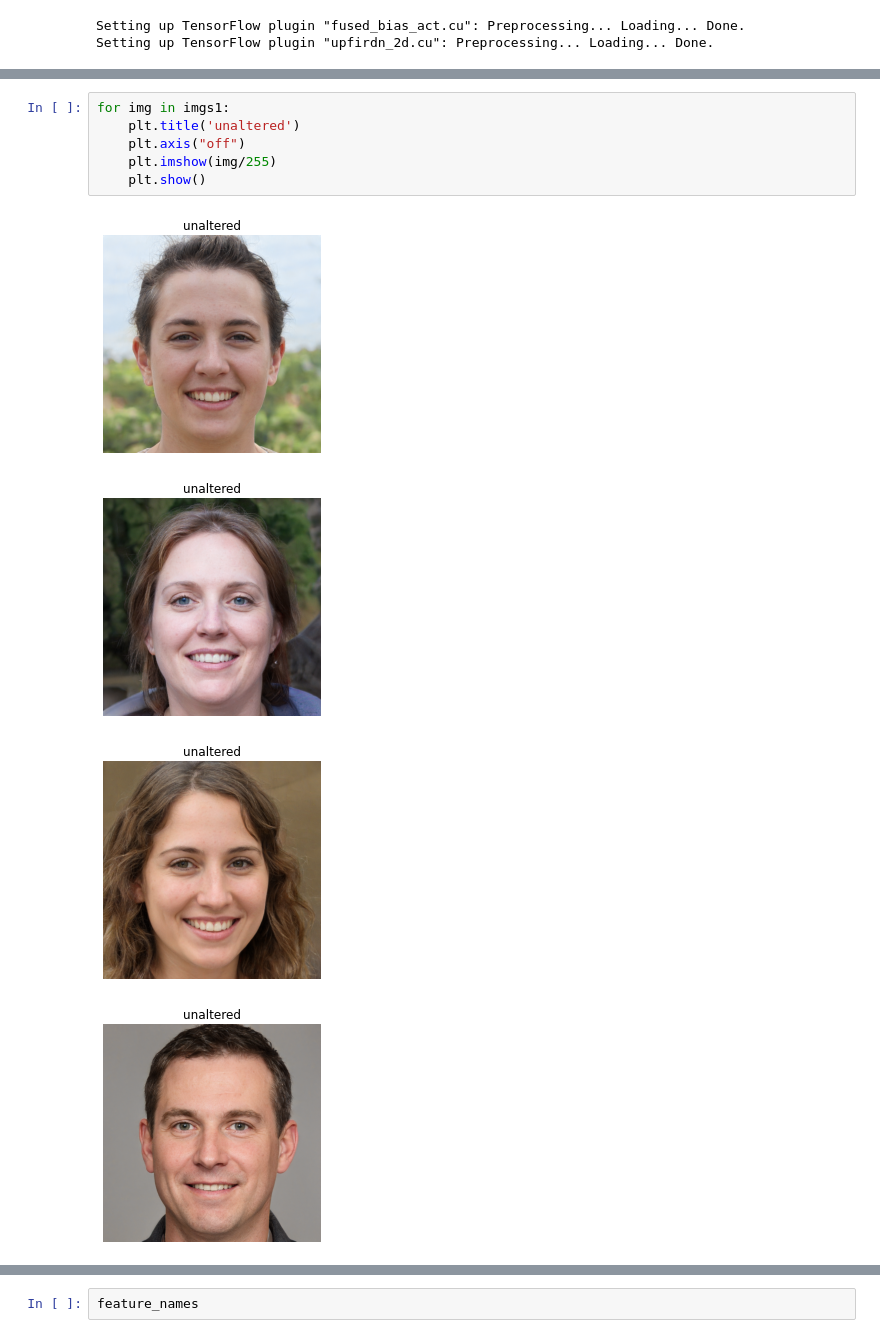
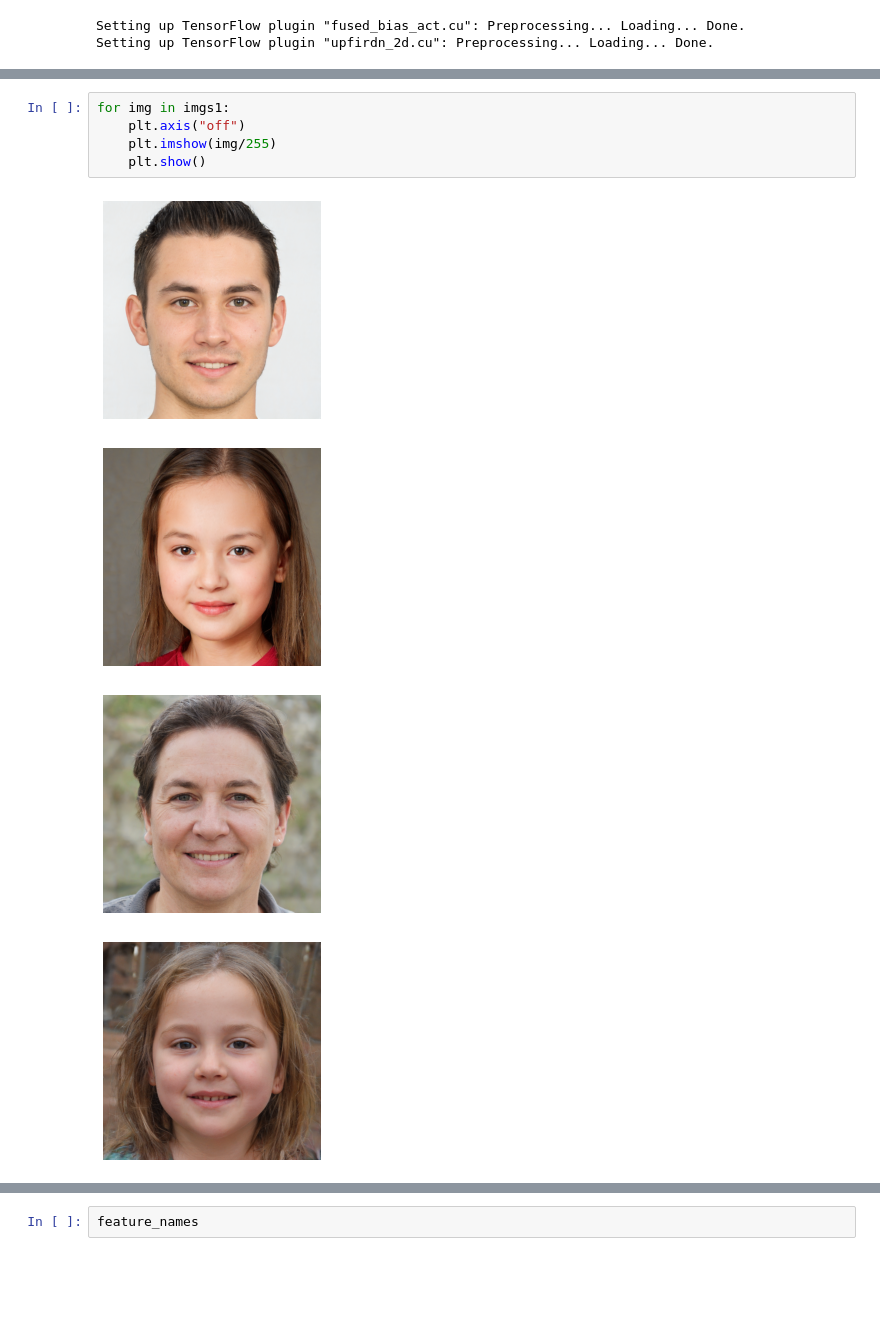
Before and after one commit to Wicwik/BP, a Jupyter notebook: celeba_classifier/generate_altered_images.ipynb, the cells around one changed output, grey strips where cells are left out. Saved outputs shown, nothing was run; the diff lists cells and outputs as text; blank space fills up the shorter version.

```diff
--- a/celeba_classifier/generate_altered_images.ipynb
+++ b/celeba_classifier/generate_altered_images.ipynb
@@ -31,12 +31,11 @@ latents += feature_direction[:, 0]
 imgs2 = gen.get_images(latents)
 # %%
 for img in imgs1:
-    plt.title('unaltered')
     plt.axis("off")
     plt.imshow(img/255)
     plt.show()
 # %% [output]
-[figure, old version]
+[figure, new version]
-[figure, old version]
+[figure, new version]
-[figure, old version]
+[figure, new version]
-[figure, old version]
+[figure, new version]
```
Also changed, not shown: parts of 6 cells of this notebook, 3 other files.
